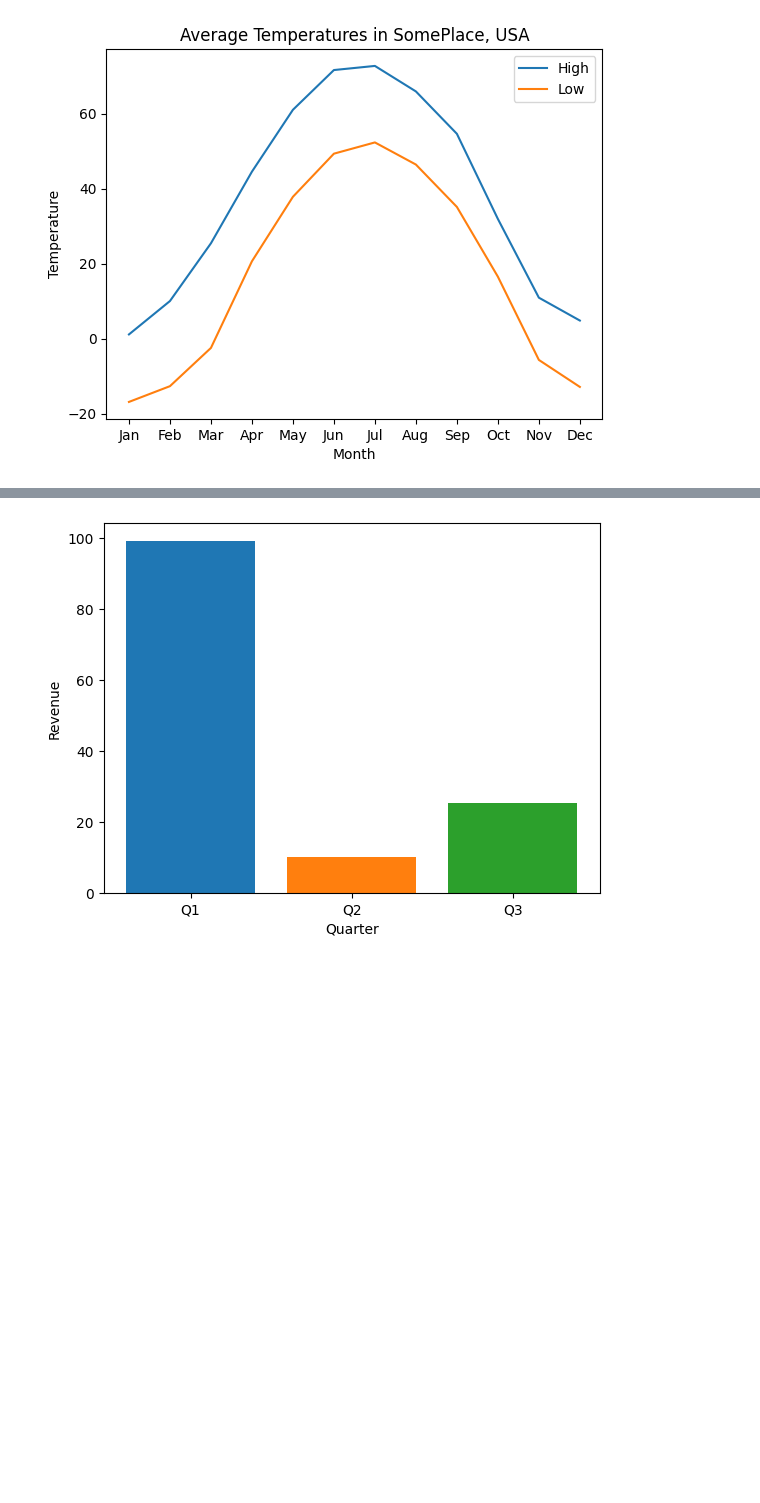
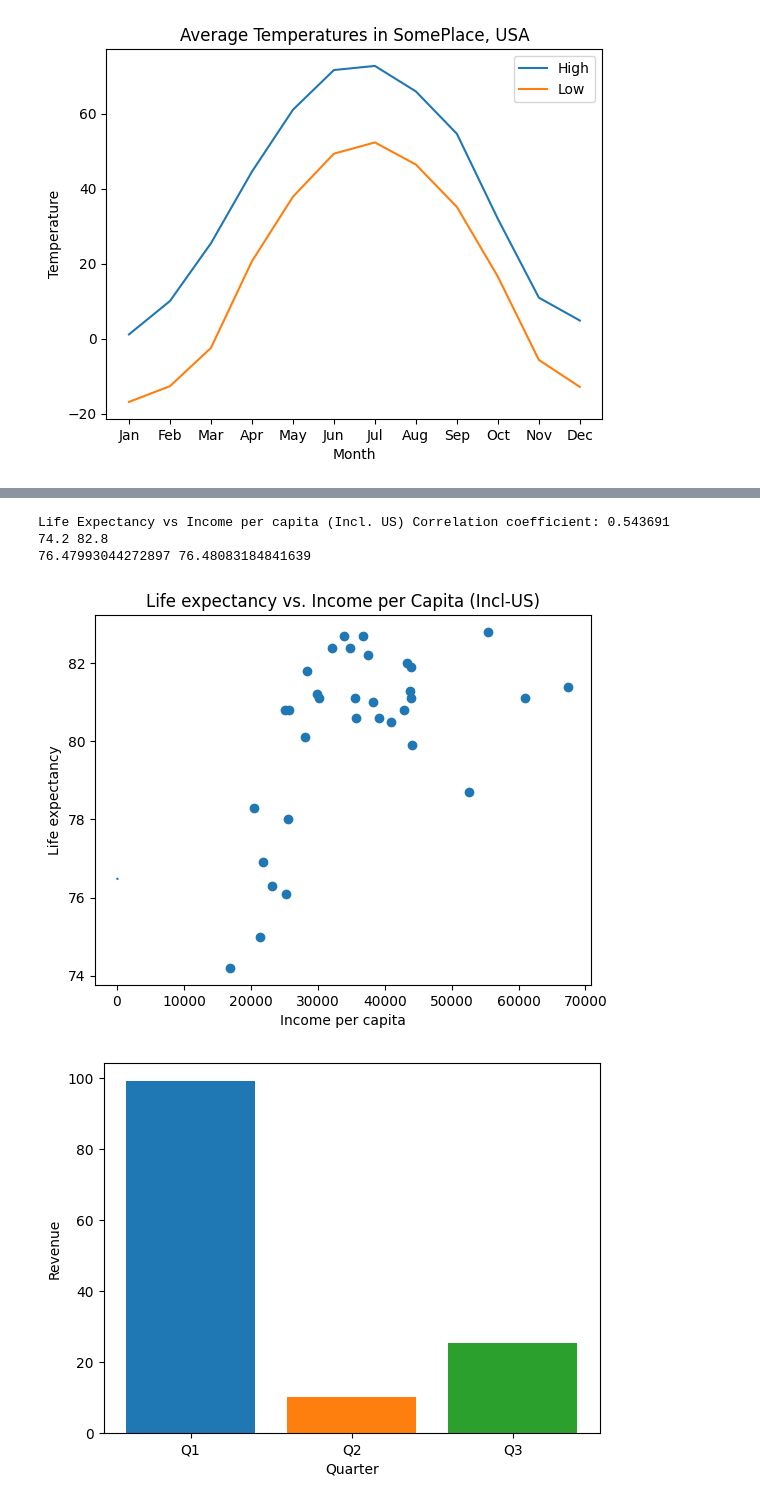
Before and after one commit to bryan-curtis-hbap/pds, a Jupyter notebook: HBAP_PDS_CS50_Week05.ipynb, the cells around one changed output, grey strips where cells are left out. Cells and saved outputs as stored; diff of their text form; code cells hidden in the pictures; blank space fills up the shorter version.

```diff
--- a/HBAP_PDS_CS50_Week05.ipynb
+++ b/HBAP_PDS_CS50_Week05.ipynb
@@ -31,3 +109,43 @@ pyplot.show()
+# %%
+#############################################
+#Question 4 Part 2: Life Expectancy vs Income Per Capita
+import csv
+import scipy.stats
+import matplotlib.pyplot
+
+income_all = []
+lifeexp_all = []
+
+reader = csv.DictReader(open('/oecd.csv'))
+
+for row in reader :
+  income_all.append(float(row['Per capita income']))
+  lifeexp_all.append(float(row['Life expectancy']))
+
+r_all = scipy.stats.linregress(income_all, lifeexp_all)
+slope_all = r_all[0]
+intercept_all = r_all[1]
+correlation_all = r_all[2]
+print('Life Expectancy vs Income per capita (Incl. US) Correlation coefficient: %f' % correlation_all)
+
+matplotlib.pyplot.scatter(income_all, lifeexp_all)
+
+x1 = min(lifeexp_all)
+y1 = intercept_all + slope_all * x1
+x2 = max(lifeexp_all)
+y2 = intercept_all + slope_all * x2
+print(x1, x2)
+print(y1, y2)
+matplotlib.pyplot.plot([x1,x2], [y1,y2])
+matplotlib.pyplot.title('Life expectancy vs. Income per Capita (Incl-US)')
+matplotlib.pyplot.xlabel('Income per capita')
+matplotlib.pyplot.ylabel('Life expectancy')
+matplotlib.pyplot.savefig('/plot_life_vs_income.png')
+# %% [output]
+Life Expectancy vs Income per capita (Incl. US) Correlation coefficient: 0.543691
+74.2 82.8
+76.47993044272897 76.48083184841639
+[figure, added]
 # %%
 #Monte Carlo example:
 from random import *
```
Also changed, not shown: parts of 2 cells of this notebook.
